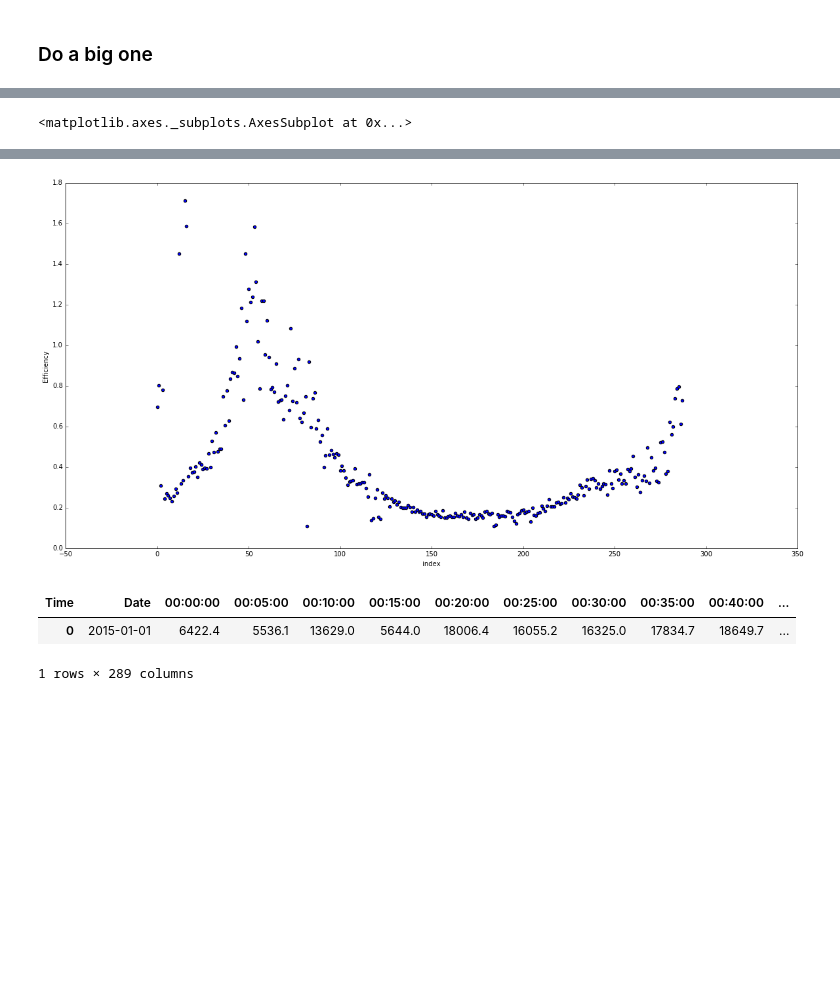
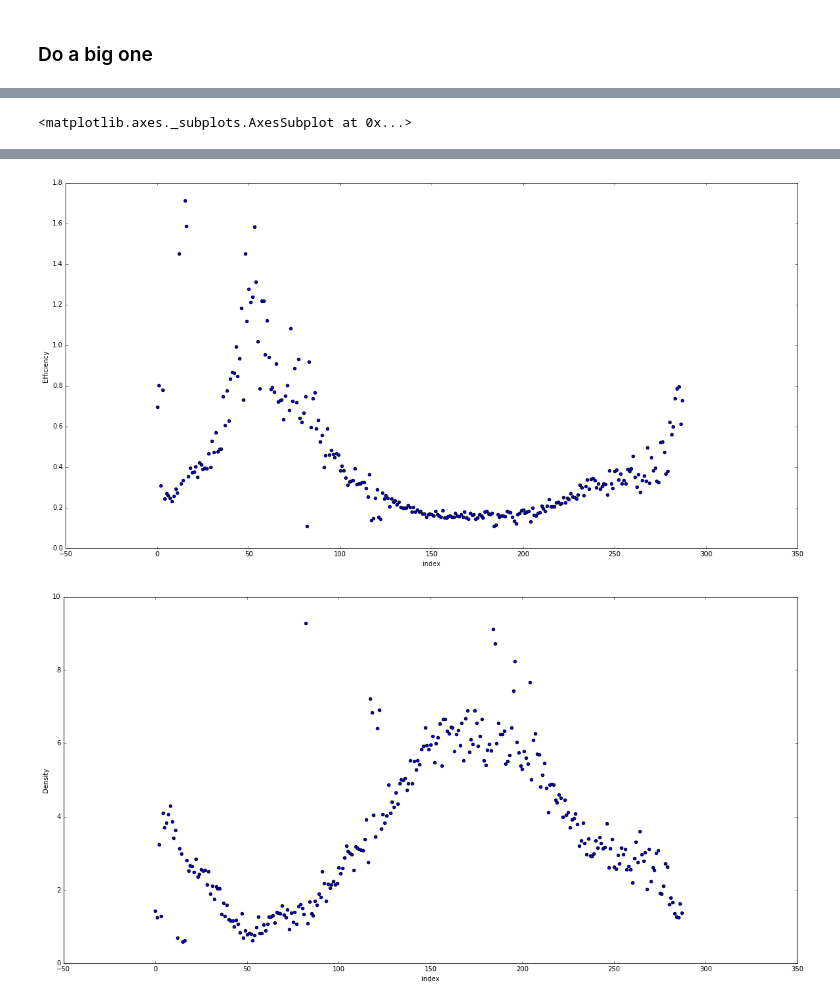
Before and after one commit to abrespect/DSE_Cohort2_Traffic_Capstone, a Jupyter notebook: cohort2/exploration/traffic_flow_speed_occupancy_relationship.ipynb, the cells around one changed output, grey strips where cells are left out. Saved outputs shown, nothing was run; the diff lists cells and outputs as text; code cells hidden in the pictures; blank space fills up the shorter version.

```diff
--- a/cohort2/exploration/traffic_flow_speed_occupancy_relationship.ipynb
+++ b/cohort2/exploration/traffic_flow_speed_occupancy_relationship.ipynb
@@ -172,22 +102,18 @@ small_df.plot?
 # %%
 small_df.plot('index','TotalFlow','scatter', figsize=(20,10))
 small_df.plot('index','AvgSpeed','scatter', figsize=(20,10))
 small_df.plot('index','AvgOccupancy','scatter', figsize=(20,10))
 small_df.plot('index','Power','scatter', figsize=(20,10))
 small_df.plot('index','Efficiency','scatter', figsize=(20,10))
+small_df.plot('index','Density','scatter', figsize=(20,10))
 # %% [output]
 <matplotlib.axes._subplots.AxesSubplot at 0x...>
 [figure]
 [figure]
 [figure]
 [figure]
 [figure]
+[figure, added]
 # %%
 pivoted = small_df.pivot(index='Date', columns='Time', values='Power').reset_index()
-# %%
-pivoted
-# %% [output]
-| Time | Date | 00:00:00 | 00:05:00 | 00:10:00 | 00:15:00 | 00:20:00 | 00:25:00 | 00:30:00 | 00:35:00 | 00:40:00 | ... |
-| 0 | 2015-01-01 | 6422.4 | 5536.1 | 13629.0 | 5644.0 | 18006.4 | 16055.2 | 16325.0 | 17834.7 | 18649.7 | ... |
-1 rows × 289 columns
 # %%
```
Also changed, not shown: parts of 39 cells of this notebook.
